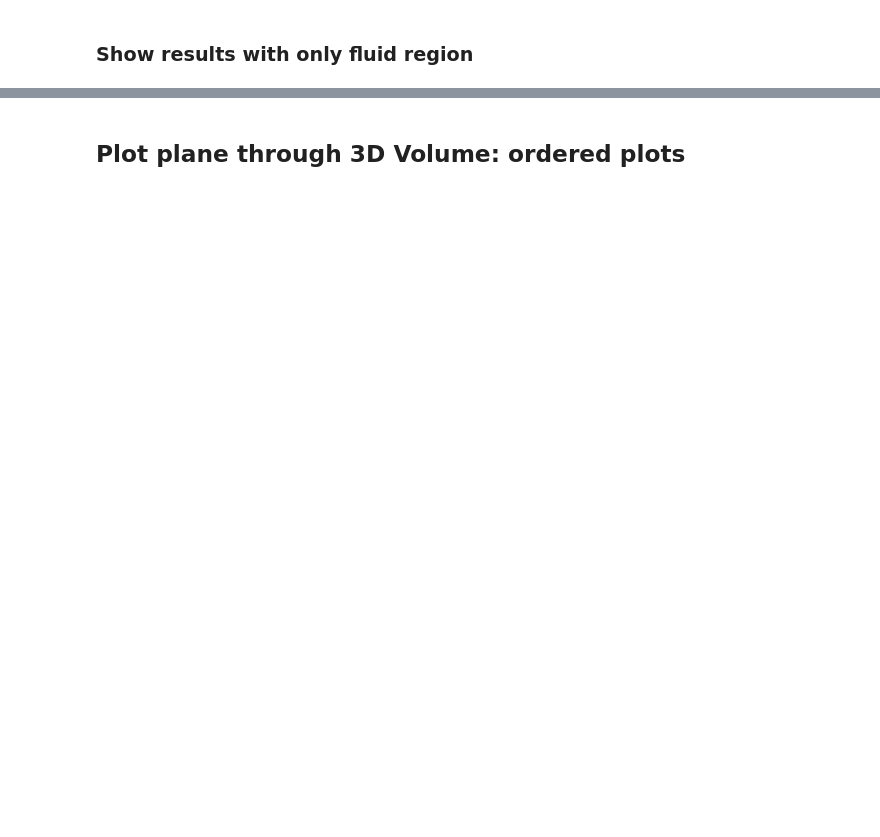
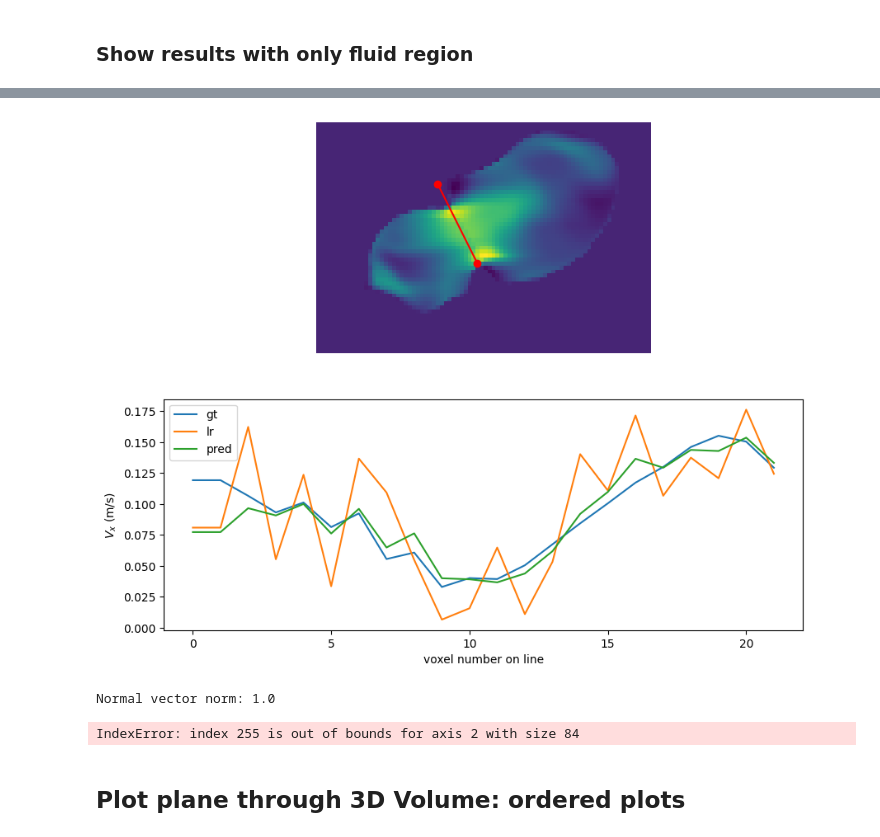
Before and after one commit to PiaaCaa/4DFlowNet, a Jupyter notebook: src/evaluate_plots.ipynb, the cells around one changed output, grey strips where cells are left out. Saved outputs shown, nothing was run; the diff lists cells and outputs as text; code cells hidden in the pictures; blank space fills up the shorter version.

```diff
--- a/src/evaluate_plots.ipynb
+++ b/src/evaluate_plots.ipynb
@@ -49,6 +50,9 @@ set_name = 'Test'
 data_model= '4'
 step = 2
 
+add_ending = ''#'_newmag'
+
+
 use_dynamical_mask = True
 offset = False
 # %% [markdown]
@@ -75,9 +79,12 @@ def load_data(model_name, set_name, data_model, step,dynamic_mask_used, ending_f
     else:
         offset_val = 0
 
+    #/home/pcallmer/Temporal4DFlowNet/data/CARDIAC/M4_2mm_step2_invivoP02_magnitude_adapted_noisy.h5
     #filenames
     gt_filename = f'M{data_model}_2mm_step{step}_static{inbetween_string}.h5'
     lr_filename = f'M{data_model}_2mm_step{step}_static{inbetween_string}_noise.h5'
+    # gt_filename = f'M{data_model}_2mm_step{step}_invivoP02_magnitude_adapted.h5'
+    # lr_filename = f'M{data_model}_2mm_step{step}_invivoP02_magnitude_adapted_noisy.h5'
     result_filename = f'{set_name}set_result_model{data_model}_2mm_step{step}_{model_name[-4::]}_temporal{ending_file}{add_offset}.h5' #_newpadding
     evaluation_filename = f'eval_rel_err_{data_model}_2mm_step{step}_{model_name[-4::]}_temporal.h5'
 
@@ -190,7 +197,7 @@ def load_interpolation(data_model, step, lr, gt, use_dynamical_mask):
 
     return interpolate_linear, interpolate_cubic, interpolate_NN
 
-lr, gt, pred, temporal_mask, eval_dir = load_data(model_name, set_name, data_model, step, use_dynamical_mask)
+lr, gt, pred, temporal_mask, eval_dir = load_data(model_name, set_name, data_model, step, use_dynamical_mask, ending_file=add_ending)
 interpolate_linear, interpolate_cubic, interpolate_NN = load_interpolation(data_model, step,lr, gt, use_dynamical_mask)
 # %% [output]
 M4_2mm_step2_static_dynamic.h5 M4_2mm_step2_static_dynamic_noise.h5
@@ -231,9 +236,10 @@ for vel in vel_colnames:
 # mean speed of gt and prediction
 gt['mean_speed'] = calculate_mean_speed(gt["u_fluid"], gt["v_fluid"] , gt["w_fluid"], gt["mask"])
 pred['mean_speed'] = calculate_mean_speed(pred["u_fluid"], pred["v_fluid"] , pred["w_fluid"], gt["mask"])
+lr['mean_speed'] = calculate_mean_speed(lr["u_fluid"], lr["v_fluid"] , lr["w_fluid"], gt["mask"][::2])
 interpolate_linear['mean_speed'] = calculate_mean_speed(interpolate_linear["u_fluid"], interpolate_linear["v_fluid"] ,interpolate_linear["w_fluid"], gt["mask"])
-interpolate_cubic['mean_speed'] = calculate_mean_speed(interpolate_cubic["u_fluid"], interpolate_cubic["v_fluid"] , interpolate_cubic["w_fluid"], gt["mask"])
-interpolate_sinc['mean_speed'] = calculate_mean_speed(interpolate_sinc["u_fluid"], interpolate_sinc["v_fluid"] , interpolate_sinc["w_fluid"], gt["mask"])
+# interpolate_cubic['mean_speed'] = calculate_mean_speed(interpolate_cubic["u_fluid"], interpolate_cubic["v_fluid"] , interpolate_cubic["w_fluid"], gt["mask"])
+# interpolate_sinc['mean_speed'] = calculate_mean_speed(interpolate_sinc["u_fluid"], interpolate_sinc["v_fluid"] , interpolate_sinc["w_fluid"], gt["mask"])
 # %% [output]
 max/min before tanh 44484.87 0.0
 max/min after tanh 1.0 0.0
@@ -508,34 +535,36 @@ def f(frame=5, x = 10, vel = "u", patch_size=20):
 
 t_idx = 34
 z_idx = 22
 gt_line = gt['u'][t_idx, z_idx, :, :]
 lr_line = lr['u'][t_idx//2, z_idx, :, :]
 pred_line = pred['u'][t_idx, z_idx, :, :]
 
 x0, y0 = 30, 15
 x1, y1 = 40, 35
 num = int(np.hypot(x1-x0, y1-y0))
 x, y = np.linspace(x0, x1, num), np.linspace(y0, y1, num)
 gt_line_vals = gt_line[x.astype(int), y.astype(int)]#scipy.ndimage.map_coordinates(z, np.vstack((x,y)))
 lr_line_vals = lr_line[x.astype(int), y.astype(int)]
 pred_line_vals = pred_line[x.astype(int), y.astype(int)]
 
 
 fig, axes = plt.subplots(nrows=2)
 plt.subplot(2, 1, 1)
 plt.imshow(gt_line)
 plt.plot([x0, x1], [y0, y1], 'ro-')
 plt.axis('off')
 
 plt.subplot(2, 1, 2)
 plt.plot(gt_line_vals, label = 'gt')
 plt.plot(lr_line_vals, label = 'lr')
 plt.plot(pred_line_vals, label = 'pred')
 plt.legend()
-plt.ylabel('V_x (m/s)')
+plt.ylabel(r'$V_x$ (m/s)')
 plt.xlabel('voxel number on line')
 
 plt.show()
+# %% [output]
+[figure, added]
 # %%
 ## Here we want to create a plane trough the body
 import matplotlib.cm as cm
@@ -544,7 +573,7 @@ frame = 35
 #plane parameters
 point  = np.array([22, 25, 35])
 x_line = 22
-normal = np.array([-0.4, -0.5, 1]).astype(float) #[0, -0.5, 1]
+normal = np.array([1, 0, 0.1]).astype(float)#np.array([-0.4, -0.5, 1]).astype(float) #[0, -0.5, 1]
 normal /= np.linalg.norm(normal) #normalize normal
 print('Normal vector norm:', np.linalg.norm(normal))
 
@@ -558,7 +587,7 @@ def plot_mean_speed_plane(idx_intersection_plane_fluid, data, mask, frames, labe
     V_plane = vx_in_plane*normal[0]+ vy_in_plane*normal[1]+ vz_in_plane*normal[2]
     mean_speed= np.mean(V_plane, axis = 1)*100
     if N_frames != frames:
-        plt.plot(range(frames)[::2], mean_speed,'-o', color = 'yellowgreen', label = label)
+        plt.plot(range(frames)[::2], mean_speed,'-o', color = KTH_colors['green100'], label = label)
     else:
         plt.plot(mean_speed,'-x', label = label, color = color)
     plt.xlabel('frame')
@@ -694,16 +723,16 @@ frame = 34
 #TODO plot line in time
 fig = plt.figure(figsize=(8, 5))
 plot_mean_speed_plane(idx_intersec_plane_fluid, gt, gt['mask'], frames = gt['u'].shape[0], label = 'HR', color= 'black')
-plot_mean_speed_plane(idx_intersec_plane_fluid, lr, gt['mask'], frames = gt['u'].shape[0], label = 'LR', color = 'yellowgreen')
-plot_mean_speed_plane(idx_intersec_plane_fluid, pred, gt['mask'], frames = gt['u'].shape[0], label = '4DFlowNet', color = 'steelblue')
+plot_mean_speed_plane(idx_intersec_plane_fluid, lr, gt['mask'], frames = gt['u'].shape[0], label = 'LR', color = KTH_colors['green100'])
+plot_mean_speed_plane(idx_intersec_plane_fluid, pred, gt['mask'], frames = gt['u'].shape[0], label = '4DFlowNet', color = KTH_colors['blue100'])
 plt.legend()
 plt.savefig(f'{eval_dir}/Velocity_through_plane.svg',bbox_inches='tight')
 plt.show()
 
 fig = plt.figure(figsize=(8, 5))
 plot_line_speed(x_line,frame, gt['speed'], normal, points_in_plane, label = 'HR', color= 'black')
-plot_line_speed(x_line,frame, pred['speed'], normal, points_in_plane, label = '4DFlowNet', color = 'steelblue')
-if frame%2 ==0:plot_line_speed(x_line,frame//2, lr['speed'], normal, points_in_plane, label = 'LR', color = 'yellowgreen')
+plot_line_speed(x_line,frame, pred['speed'], normal, points_in_plane, label = '4DFlowNet', color = KTH_colors['blue100'])
+if frame%2 ==0:plot_line_speed(x_line,frame//2, lr['speed'], normal, points_in_plane, label = 'LR', color = KTH_colors['green100'])
 plt.legend()
 plt.ylim((0, 60))
 plt.savefig(f'{eval_dir}/Line_speed_through_plane.svg',bbox_inches='tight')
@@ -713,8 +742,8 @@ plt.show()
 fig = plt.figure(figsize=(8, 5))
 frame = 34
 plot_line_speed(x_line,frame, gt['speed_fluid'], normal, points_in_plane, label = 'HR', color= 'black')
-plot_line_speed(x_line,frame, pred['speed_fluid'], normal, points_in_plane, label = '4DFlowNet', color = 'steelblue')
-if frame%2 ==0: plot_line_speed(x_line,frame//2, lr['speed_fluid'], normal, points_in_plane, label = 'LR', color = 'yellowgreen')
+plot_line_speed(x_line,frame, pred['speed_fluid'], normal, points_in_plane, label = '4DFlowNet', color = KTH_colors['blue100'])
+if frame%2 ==0: plot_line_speed(x_line,frame//2, lr['speed_fluid'], normal, points_in_plane, label = 'LR', color = KTH_colors['green100'])
 
 plt.legend()
 plt.savefig(f'{eval_dir}/Line_speed_through_plane_noNoise.svg',bbox_inches='tight')
@@ -722,6 +751,9 @@ plt.savefig(f'{eval_dir}/Line_speed_through_plane_noNoise.svg',bbox_inches='tigh
 plt.show()
 
 # print(gt['speed'][frame][[points_in_plane]].shape)
+# %% [output]
+Normal vector norm: 1.0
+IndexError: index 255 is out of bounds for axis 2 with size 84
 # %% [markdown]
 ## Plot plane through 3D Volume: ordered plots
 # %%
```
Also changed, not shown: parts of 21 cells of this notebook, 5 other files.
